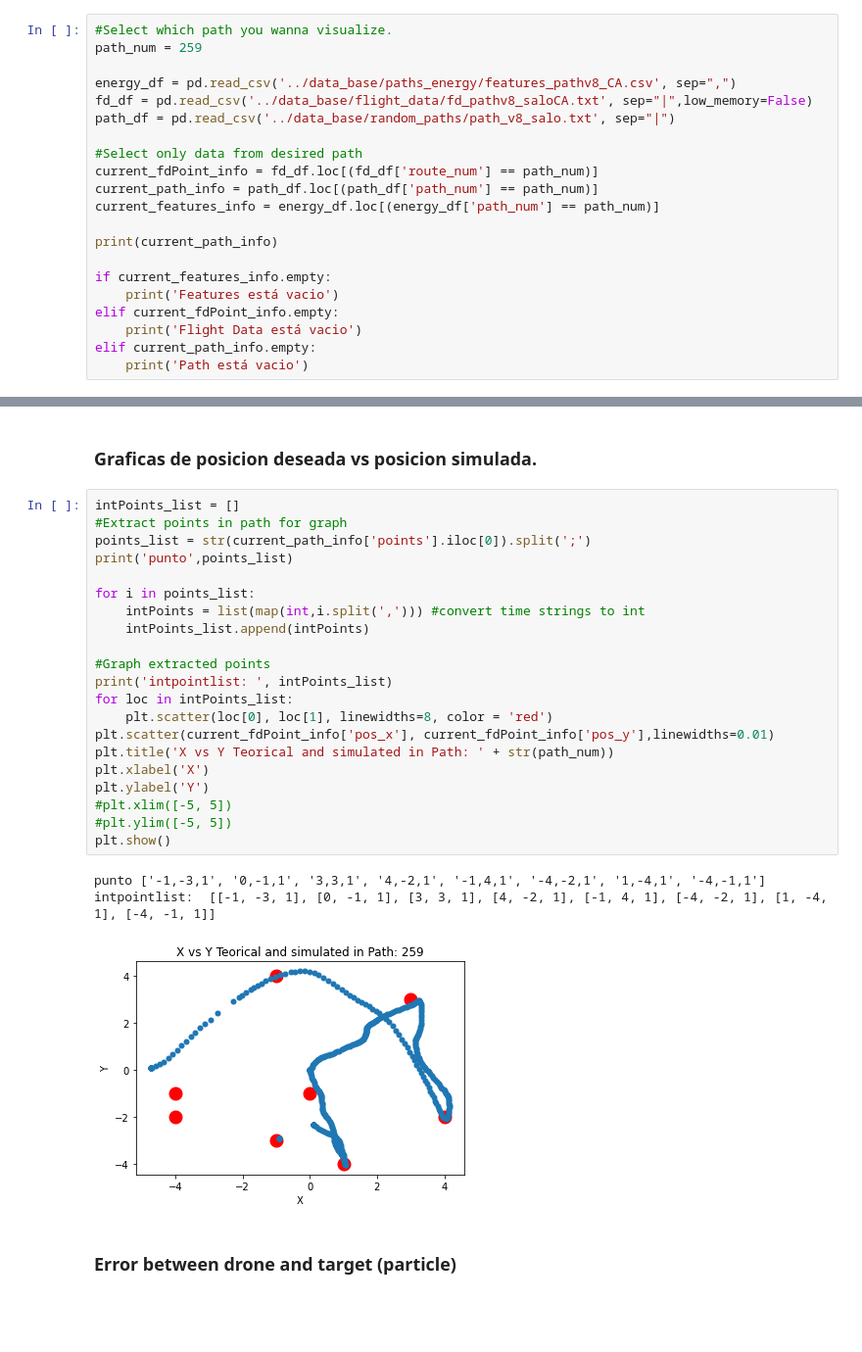
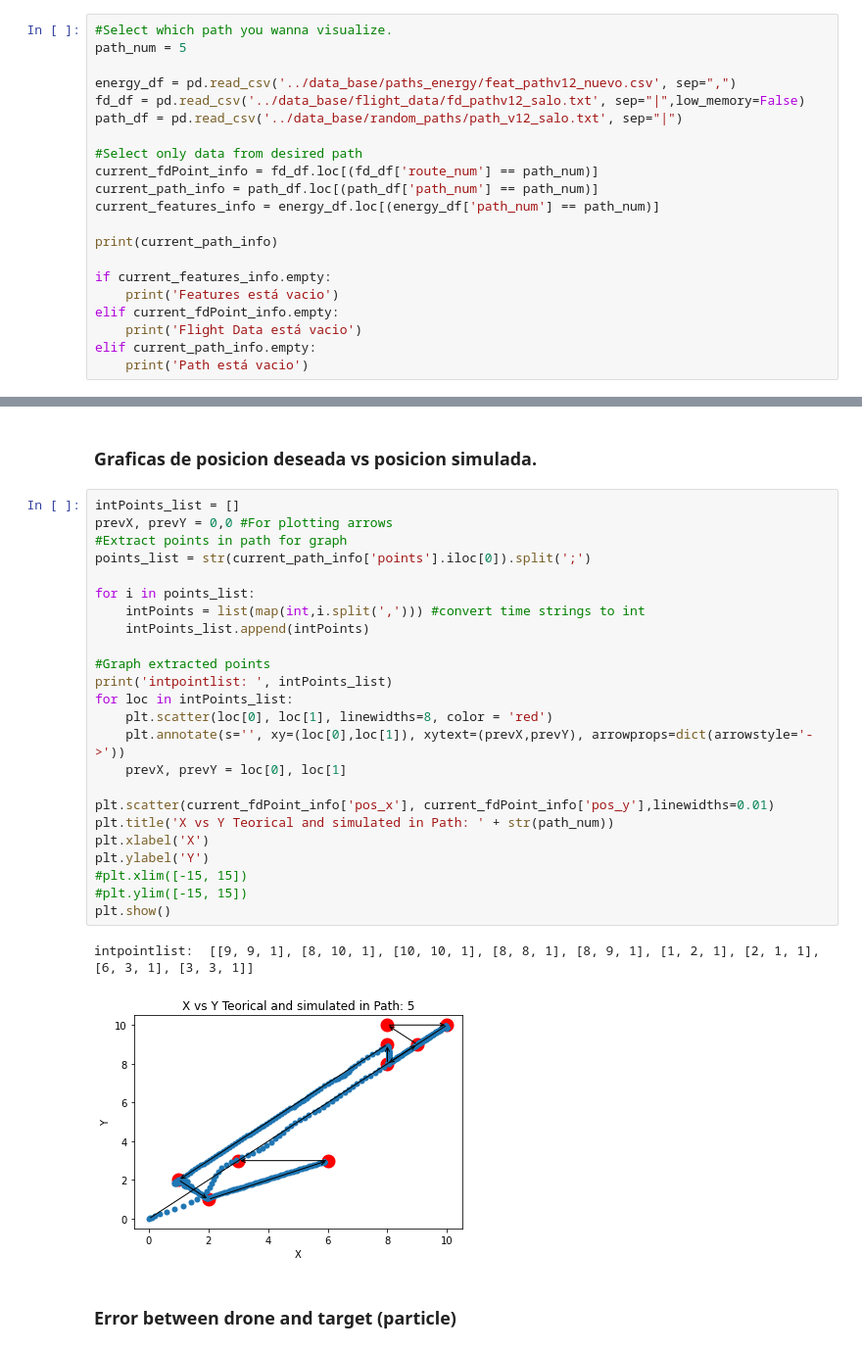
Before and after one commit to salogranada/drone_irrigation, a Jupyter notebook: src/scripts_ML/graphs.ipynb, the cells around one changed output, grey strips where cells are left out. Shown at 98% size. Cells and saved outputs as stored; diff of their text form; blank space fills up the shorter version.

```diff
--- a/src/scripts_ML/graphs.ipynb
+++ b/src/scripts_ML/graphs.ipynb
@@ -7,11 +7,11 @@ import pandas as pd
 ### Open required data frames. PATH, FLIGHT DATA, ERROR AND FEATURES
 # %%
 #Select which path you wanna visualize.
-path_num = 259
+path_num = 5
 
-energy_df = pd.read_csv('../data_base/paths_energy/features_pathv8_CA.csv', sep=",")
-fd_df = pd.read_csv('../data_base/flight_data/fd_pathv8_saloCA.txt', sep="|",low_memory=False)
-path_df = pd.read_csv('../data_base/random_paths/path_v8_salo.txt', sep="|")
+energy_df = pd.read_csv('../data_base/paths_energy/feat_pathv12_nuevo.csv', sep=",")
+fd_df = pd.read_csv('../data_base/flight_data/fd_pathv12_salo.txt', sep="|",low_memory=False)
+path_df = pd.read_csv('../data_base/random_paths/path_v12_salo.txt', sep="|")
 
 #Select only data from desired path
 current_fdPoint_info = fd_df.loc[(fd_df['route_num'] == path_num)]
@@ -36,29 +36,31 @@ elif current_path_info.empty:
 ### Graficas de posicion deseada vs posicion simulada.
 # %%
 intPoints_list = []
+prevX, prevY = 0,0 #For plotting arrows
 #Extract points in path for graph
 points_list = str(current_path_info['points'].iloc[0]).split(';')
-print('punto',points_list)
 
 for i in points_list:
     intPoints = list(map(int,i.split(','))) #convert time strings to int
     intPoints_list.append(intPoints)
 
 #Graph extracted points
 print('intpointlist: ', intPoints_list)
 for loc in intPoints_list:
     plt.scatter(loc[0], loc[1], linewidths=8, color = 'red')
+    plt.annotate(s='', xy=(loc[0],loc[1]), xytext=(prevX,prevY), arrowprops=dict(arrowstyle='->'))
+    prevX, prevY = loc[0], loc[1]
+
 plt.scatter(current_fdPoint_info['pos_x'], current_fdPoint_info['pos_y'],linewidths=0.01)
 plt.title('X vs Y Teorical and simulated in Path: ' + str(path_num))
 plt.xlabel('X')
 plt.ylabel('Y')
-#plt.xlim([-5, 5])
-#plt.ylim([-5, 5])
+#plt.xlim([-15, 15])
+#plt.ylim([-15, 15])
 plt.show()
 # %% [output]
-punto ['-1,-3,1', '0,-1,1', '3,3,1', '4,-2,1', '-1,4,1', '-4,-2,1', '1,-4,1', '-4,-1,1']
-intpointlist:  [[-1, -3, 1], [0, -1, 1], [3, 3, 1], [4, -2, 1], [-1, 4, 1], [-4, -2, 1], [1, -4, 1], [-4, -1, 1]]
+intpointlist:  [[9, 9, 1], [8, 10, 1], [10, 10, 1], [8, 8, 1], [8, 9, 1], [1, 2, 1], [2, 1, 1], [6, 3, 1], [3, 3, 1]]
-[figure, old version]
+[figure, new version]
 # %% [markdown]
 ### Error between drone and target (particle)
 # %%
```
Also changed, not shown: parts of 20 cells of this notebook.
